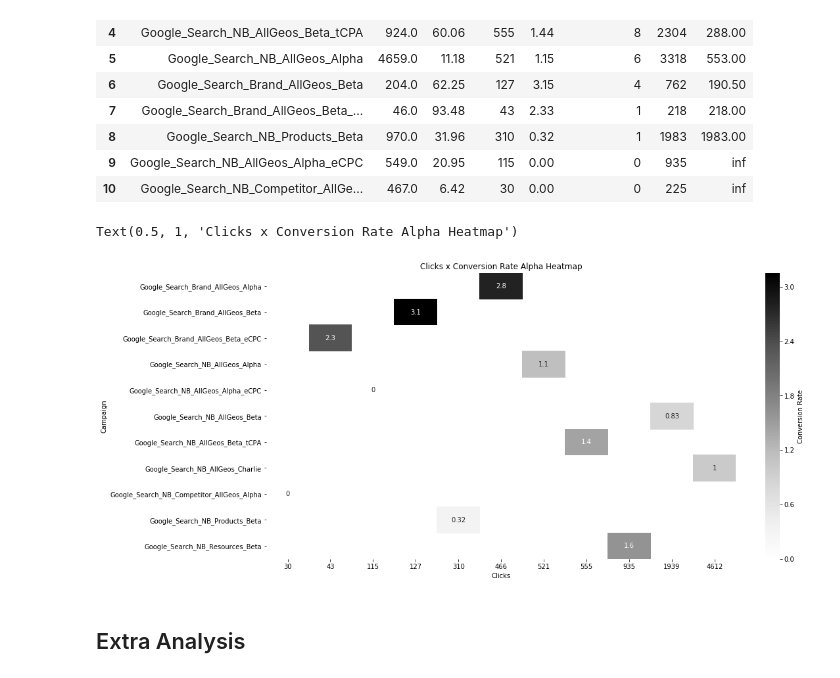
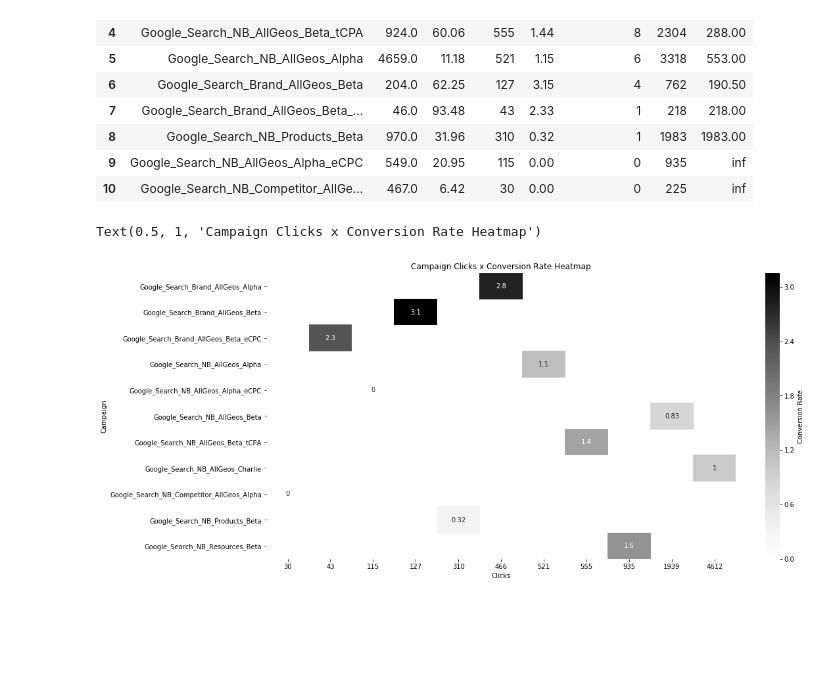
Before and after one commit to NituSidhu/sem-monthly, a Jupyter notebook: 1-2020/SEM-kw-analysis-jan2020.ipynb, the cells around one changed output. Saved outputs shown, nothing was run; the diff lists cells and outputs as text; code cells hidden in the pictures; blank space fills up the shorter version.

```diff
--- a/1-2020/SEM-kw-analysis-jan2020.ipynb
+++ b/1-2020/SEM-kw-analysis-jan2020.ipynb
@@ -190,9 +190,7 @@ campaign
 # %%
 plt.figure(figsize=(16, 8))
 sns.heatmap(campaign.pivot("Campaign","Clicks","CR"), cmap="Greys", annot=True, cbar_kws={'label': 'Conversion Rate'})
-plt.title('Clicks x Conversion Rate Alpha Heatmap')
+plt.title('Campaign Clicks x Conversion Rate Heatmap')
 # %% [output]
-Text(0.5, 1, 'Clicks x Conversion Rate Alpha Heatmap')
+Text(0.5, 1, 'Campaign Clicks x Conversion Rate Heatmap')
-[figure, old version]
+[figure, new version]
-# %% [markdown]
-## Extra Analysis
```
Also changed, not shown: parts of 2 cells of this notebook.
